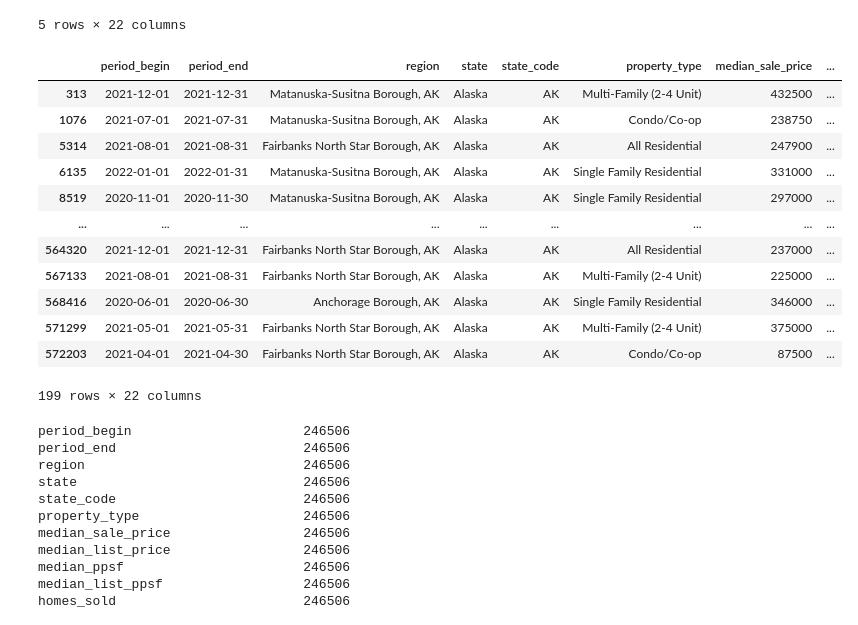
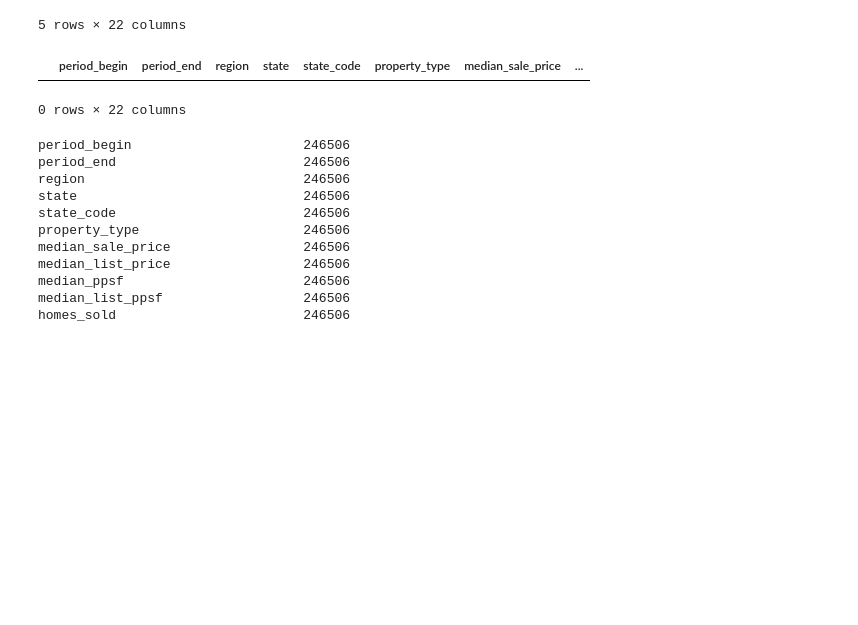
Before and after one commit to Shawn-Varghese/project_2, a Jupyter notebook: redfin_data.ipynb, the cells around one changed output. Cells and saved outputs as stored; diff of their text form; code cells hidden in the pictures; blank space fills up the shorter version.

Commit message:
Fixed broken Alaska data

```diff
--- a/redfin_data.ipynb
+++ b/redfin_data.ipynb
@@ -163,22 +163,12 @@ df.head()
 | 14 | 2018-05-01 | 2018-05-31 | Meriwether County, GA | Georgia | GA | All Residential | 98750 | ... |
 5 rows × 22 columns
 # %%
-# df["region"] = df["region"].str.replace("City County", "City")
-df[df["state_code"].str.contains("AK")]
+df["region"] = df["region"].str.replace("City County", "City")
+df["region"] = df["region"].str.replace("Anchorage Borough", "Anchorage Municipality")
+df[df["region"].str.contains("Fairfax City County")]
 # %% [output]
 |  | period_begin | period_end | region | state | state_code | property_type | median_sale_price | ... |
-| 313 | 2021-12-01 | 2021-12-31 | Matanuska-Susitna Borough, AK | Alaska | AK | Multi-Family (2-4 Unit) | 432500 | ... |
-| 1076 | 2021-07-01 | 2021-07-31 | Matanuska-Susitna Borough, AK | Alaska | AK | Condo/Co-op | 238750 | ... |
-| 5314 | 2021-08-01 | 2021-08-31 | Fairbanks North Star Borough, AK | Alaska | AK | All Residential | 247900 | ... |
-| 6135 | 2022-01-01 | 2022-01-31 | Matanuska-Susitna Borough, AK | Alaska | AK | Single Family Residential | 331000 | ... |
-| 8519 | 2020-11-01 | 2020-11-30 | Matanuska-Susitna Borough, AK | Alaska | AK | Single Family Residential | 297000 | ... |
-| ... | ... | ... | ... | ... | ... | ... | ... | ... |
-| 564320 | 2021-12-01 | 2021-12-31 | Fairbanks North Star Borough, AK | Alaska | AK | All Residential | 237000 | ... |
-| 567133 | 2021-08-01 | 2021-08-31 | Fairbanks North Star Borough, AK | Alaska | AK | Multi-Family (2-4 Unit) | 225000 | ... |
-| 568416 | 2020-06-01 | 2020-06-30 | Anchorage Borough, AK | Alaska | AK | Single Family Residential | 346000 | ... |
-| 571299 | 2021-05-01 | 2021-05-31 | Fairbanks North Star Borough, AK | Alaska | AK | Multi-Family (2-4 Unit) | 375000 | ... |
-| 572203 | 2021-04-01 | 2021-04-30 | Fairbanks North Star Borough, AK | Alaska | AK | Condo/Co-op | 87500 | ... |
-199 rows × 22 columns
+0 rows × 22 columns
 # %%
 df.count()
 # %% [output]
```
